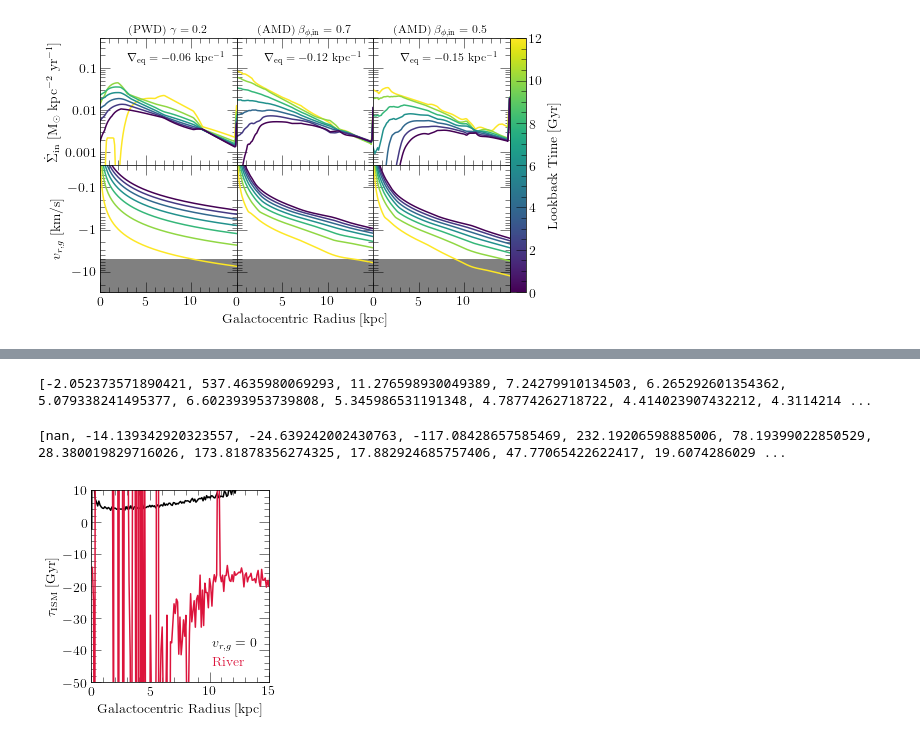
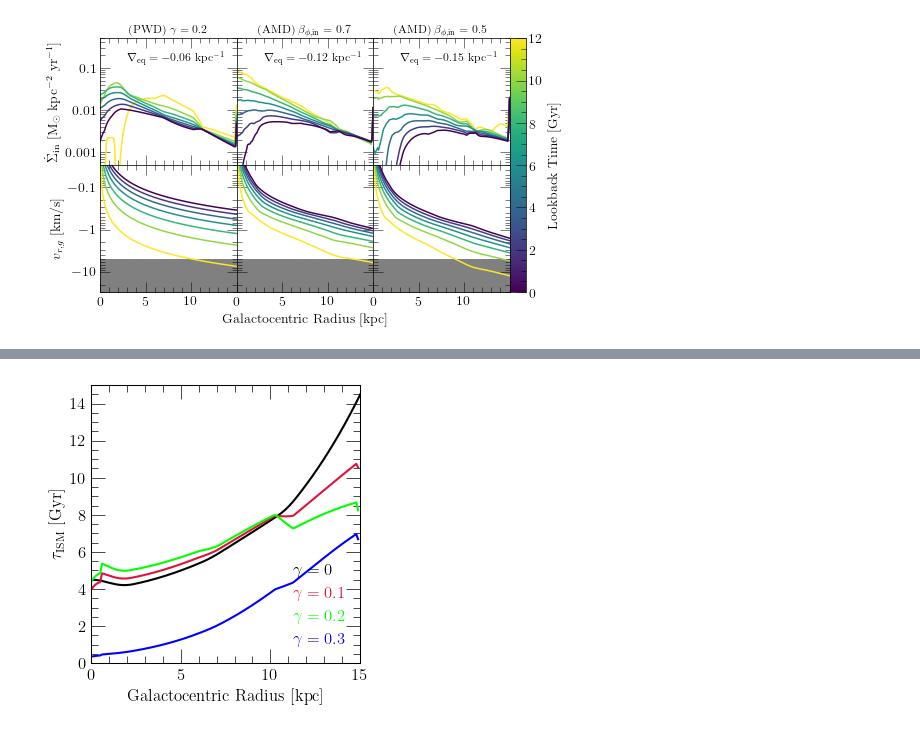
Before and after one commit to giganano/radial-flows, a Jupyter notebook: notebooks/evol.ipynb, the cells around one changed output, grey strips where cells are left out. Cells and saved outputs as stored; diff of their text form; code cells hidden in the pictures.

Commit message:
a bunch of figures

```diff
--- a/notebooks/evol.ipynb
+++ b/notebooks/evol.ipynb
@@ -212,8 +212,9 @@ plt.show()
 [figure]
 # %%
 # output = vice.output("../outputs/constant/vgas-1")
-output = vice.output("../outputs/amd/betaphiin0p7-zerometinfall")
+# output = vice.output("../outputs/amd/betaphiin0p7-zerometinfall")
 # output = vice.output("../outputs/river/insideout-zerometinfall")
+output = vice.output("../outputs/potential_well_deepening/gamma0p2-xhcgm-0p7")
 # %%
 LOOKBACKS = [12, 10, 8, 6, 4, 2, 0]
 COLORMAP = "viridis"
@@ -293,13 +312,20 @@ plt.show()
 #     "../outputs/amd/betaphiin0p7",
 #     "../outputs/amd/betaphiin0p5",
 # ]
+# outputs = [
+#     "../outputs/constant/vgas-0",
+#     "../outputs/river/insideout"
+# ]
 outputs = [
     "../outputs/constant/vgas-0",
-    "../outputs/river/insideout"
+    "../outputs/potential_well_deepening/gamma0p1",
+    "../outputs/potential_well_deepening/gamma0p2",
+    "../outputs/potential_well_deepening/gamma0p2-rc25const"
 ]
 outputs = [vice.output(name) for name in outputs]
 # %%
-# COLORS = ["black", "crimson", "lime", "blue"]
+COLORS = ["black", "crimson", "lime", "blue"]
+LABELS = [r"$\gamma = %g$" % (g / 10) for g in range(4)]
 # LABELS = [r"$0$ km/s", r"$-0.5$ km/s", r"$-1$ km/s", r"$-1.5$ km/s"]
 # COLORS = ["black", "crimson", "blue"]
 # LABELS = [
@@ -307,8 +333,8 @@ outputs = [vice.output(name) for name in outputs]
 #     r"$\beta_{\phi,\text{in}} = 0.7$",
 #     r"$\beta_{\phi,\text{in}} = 0.5$"
 # ]
-COLORS = ["black", "crimson"]
-LABELS = [r"$v_{r,g} = 0$", "River"]
+# COLORS = ["black", "crimson"]
+# LABELS = [r"$v_{r,g} = 0$", "River"]
 IMAGE_NAME_ENDING = "river"
 
 fig = plt.figure(figsize = (3.5, 3.5))
@@ -317,9 +343,9 @@ ax.set_xlabel(r"Galactocentric Radius [kpc]")
 ax.set_ylabel(r"$\tau_\text{ISM}$ [Gyr]")
 ax.set_xlim([0, 15])
 # ax.set_ylim([0, 10])
-# ax.set_ylim([0, 15])
+ax.set_ylim([0, 15])
 # ax.set_yticks([0, 5, 10, 15])
-ax.set_ylim([-50, 10])
+# ax.set_ylim([-50, 10])
 
 def tau_ism_profile(output, gasflows = True, zone_width = 0.1):
     if gasflows:
@@ -330,49 +356,56 @@ def tau_ism_profile(output, gasflows = True, zone_width = 0.1):
     tau_ism = []
     for i in range(len(radii) - 1):
         zone = output.zones["zone%d" % (i)]
+        if zone.history["sfr"][-1]:
+            tau_star = zone.history["mgas"][-1] / zone.history["sfr"][-1] * 1.e-9
+            eta = zone.history["ofr"][-1] / zone.history["sfr"][-1]
+        else:
+            tau_star = float("inf")
+            eta = 0
         try:
             tau_star = zone.history["mgas"][-1] / zone.history["sfr"][-1] * 1.e-9
         except ZeroDivisionError:
             tau_star = float("inf")
         recycling = zone.history["R_eff"][-1]
         try:
-            tau_ism.append(tau_star / (1 - mu_g[i] - recycling))
+            tau_ism.append(tau_star / (1 + eta - mu_g[i] - recycling))
         except ZeroDivisionError:
             tau_ism.append(float("inf"))
 #         if tau_ism[-1] < 0: tau_ism[-1] = float("nan")
-    print(tau_ism)
+    # print(tau_ism)
     return [radii[:-1], tau_ism]
 
 def plot_model(output, gasflows = True, zone_width = 0.1, **kwargs):
     radii, tau_ism = tau_ism_profile(output, gasflows = gasflows, zone_width = zone_width)
+    if m.isnan(tau_ism[0]): tau_ism[0] = 0
+    tau_ism = boxcarsmoothtrend(radii, tau_ism, window = 5)
+    # tau_ism = boxcarsmooth(radii, tau_ism, window = 10)
     ax.plot(radii, tau_ism, **kwargs)
 
 for i in range(len(outputs)):
     kwargs = {
         "c": named_colors()[COLORS[i]],
         "label": LABELS[i]
     }
     plot_model(outputs[i],
         gasflows = os.path.exists("%s_gasvelocities.out" % (outputs[i].name)),
         **kwargs)
 
 kwargs = {
 #     "loc": mpl_loc("lower left"),
     "loc": mpl_loc("lower right"),
     "handlelength": 0,
 #     "ncol": 2,
 #     "columnspacing": 0.5
 }
 leg = ax.legend(**kwargs)
 fancy_legend(leg, COLORS)
 
 plt.tight_layout()
 for ext in ["pdf", "jpeg"]:
     kwargs = {}
     if ext == "jpeg": kwargs["dpi"] = 200
-    plt.savefig("./evol/tau-ism-%s.%s" % (IMAGE_NAME_ENDING, ext), **kwargs)
+    # plt.savefig("./evol/tau-ism-%s.%s" % (IMAGE_NAME_ENDING, ext), **kwargs)
 plt.show()
 # %% [output]
-[-2.052373571890421, 537.4635980069293, 11.276598930049389, 7.24279910134503, 6.265292601354362, 5.079338241495377, 6.602393953739808, 5.345986531191348, 4.78774262718722, 4.414023907432212, 4.3114214 ...
-[nan, -14.139342920323557, -24.639242002430763, -117.08428657585469, 232.19206598885006, 78.19399022850529, 28.380019829716026, 173.81878356274325, 17.882924685757406, 47.77065422622417, 19.6074286029 ...
-[figure, old version]
+[figure, new version]
```
Also changed, not shown: parts of 3 cells of this notebook, 17 other files.
